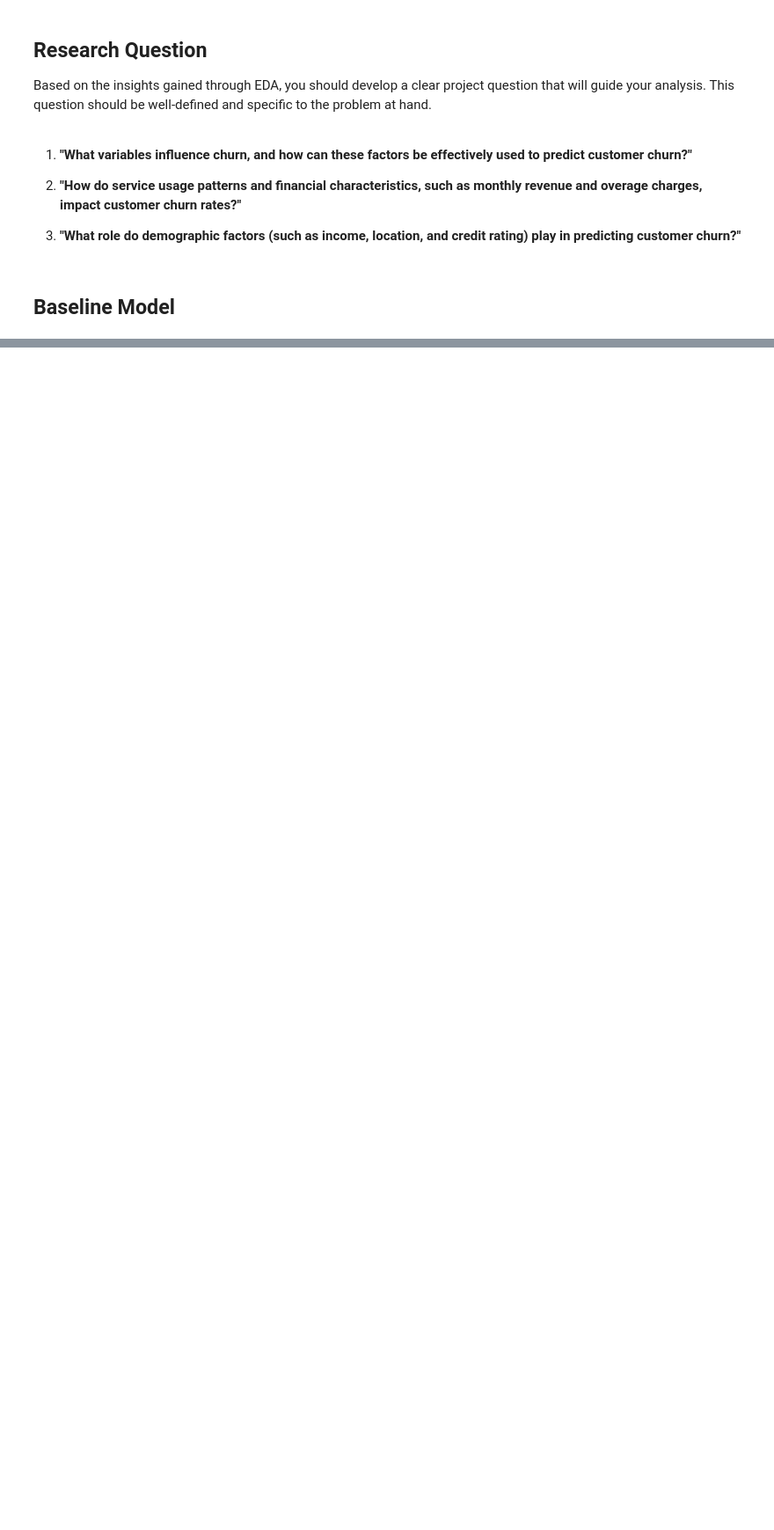
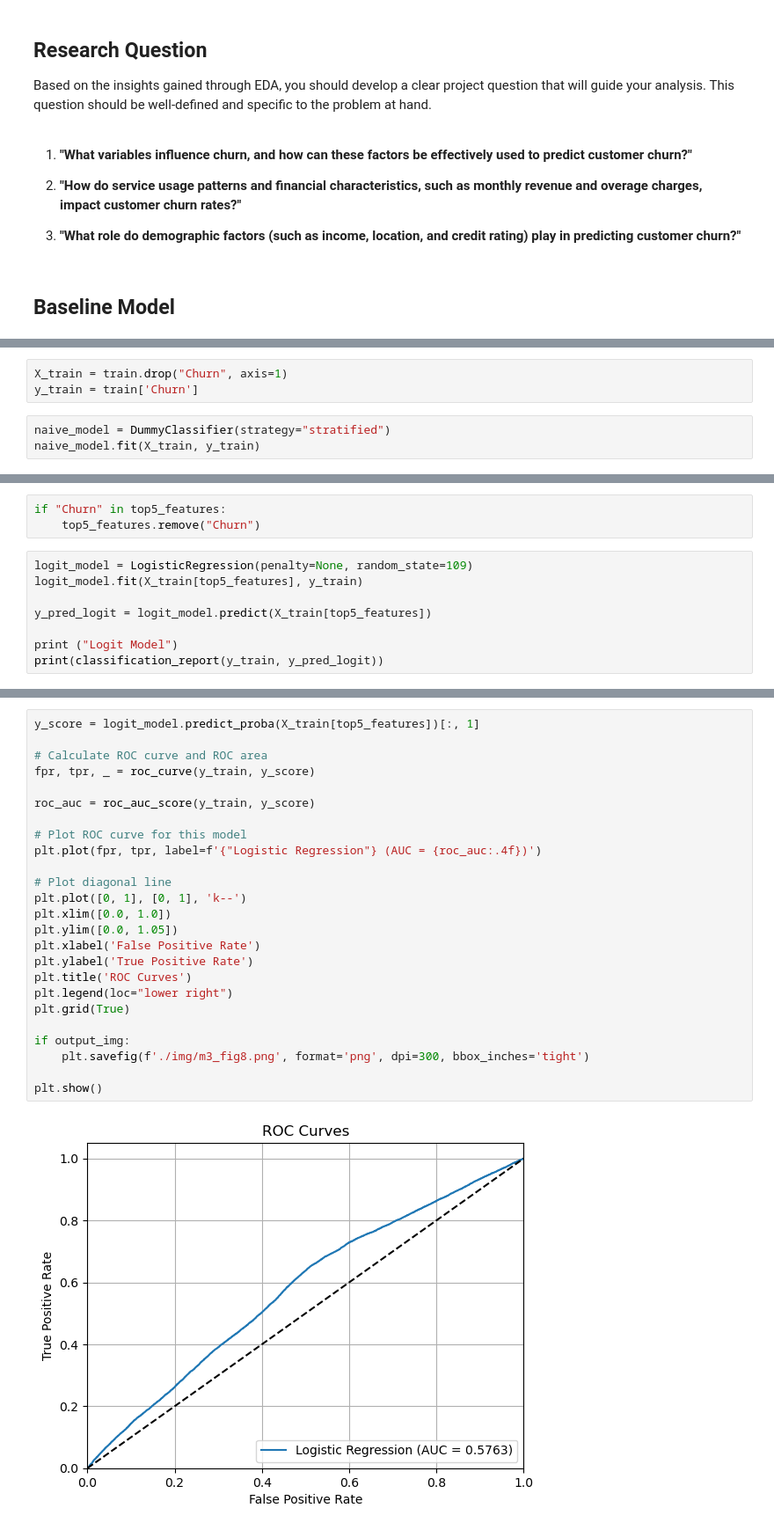
Before and after one commit to kayleeisokay/cs109a_final_project, a Jupyter notebook: MS3.ipynb, the cells around one changed output, grey strips where cells are left out. Shown at 88% size. Drawn from its saved outputs; the diff is of its cells as text; blank space fills up the shorter version.

Commit message:
adding baseline model

```diff
--- a/MS3.ipynb
+++ b/MS3.ipynb
@@ -536,0 +539,6 @@ pass
+# %%
+X_train = train.drop("Churn", axis=1)
+y_train = train['Churn']
+# %%
+naive_model = DummyClassifier(strategy="stratified")
+naive_model.fit(X_train, y_train)
@@ -536,0 +564,11 @@ pass
+# %%
+if "Churn" in top5_features:
+    top5_features.remove("Churn")
+# %%
+logit_model = LogisticRegression(penalty=None, random_state=109)
+logit_model.fit(X_train[top5_features], y_train)
+
+y_pred_logit = logit_model.predict(X_train[top5_features])
+
+print ("Logit Model")
+print(classification_report(y_train, y_pred_logit))
@@ -536,0 +585,27 @@ pass
+# %%
+y_score = logit_model.predict_proba(X_train[top5_features])[:, 1]
+
+# Calculate ROC curve and ROC area
+fpr, tpr, _ = roc_curve(y_train, y_score)
+
+roc_auc = roc_auc_score(y_train, y_score)
+
+# Plot ROC curve for this model
+plt.plot(fpr, tpr, label=f'{"Logistic Regression"} (AUC = {roc_auc:.4f})')
+
+# Plot diagonal line
+plt.plot([0, 1], [0, 1], 'k--')
+plt.xlim([0.0, 1.0])
+plt.ylim([0.0, 1.05])
+plt.xlabel('False Positive Rate')
+plt.ylabel('True Positive Rate')
+plt.title('ROC Curves')
+plt.legend(loc="lower right")
+plt.grid(True)
+
+if output_img:
+    plt.savefig(f'./img/m3_fig8.png', format='png', dpi=300, bbox_inches='tight')
+
+plt.show()
+# %% [output]
+[figure, added]
```
Also changed, not shown: parts of 11 cells of this notebook, 4 other files.
